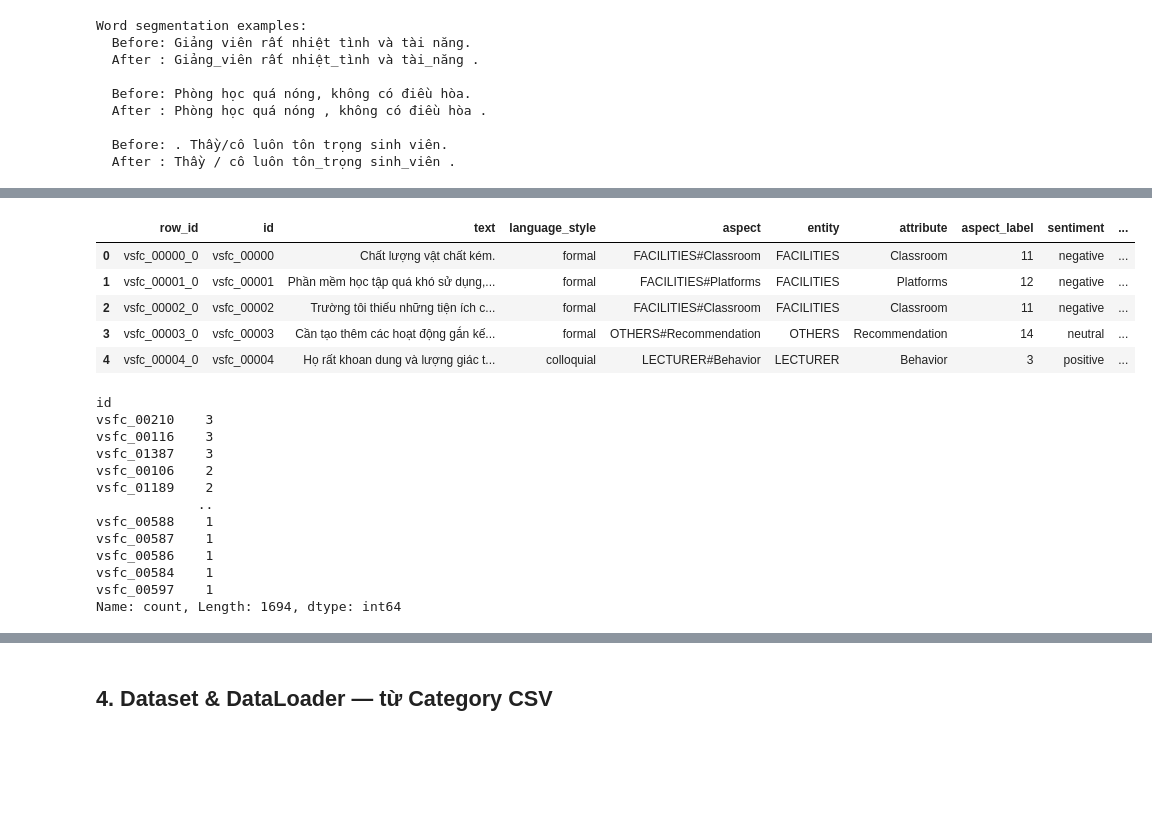
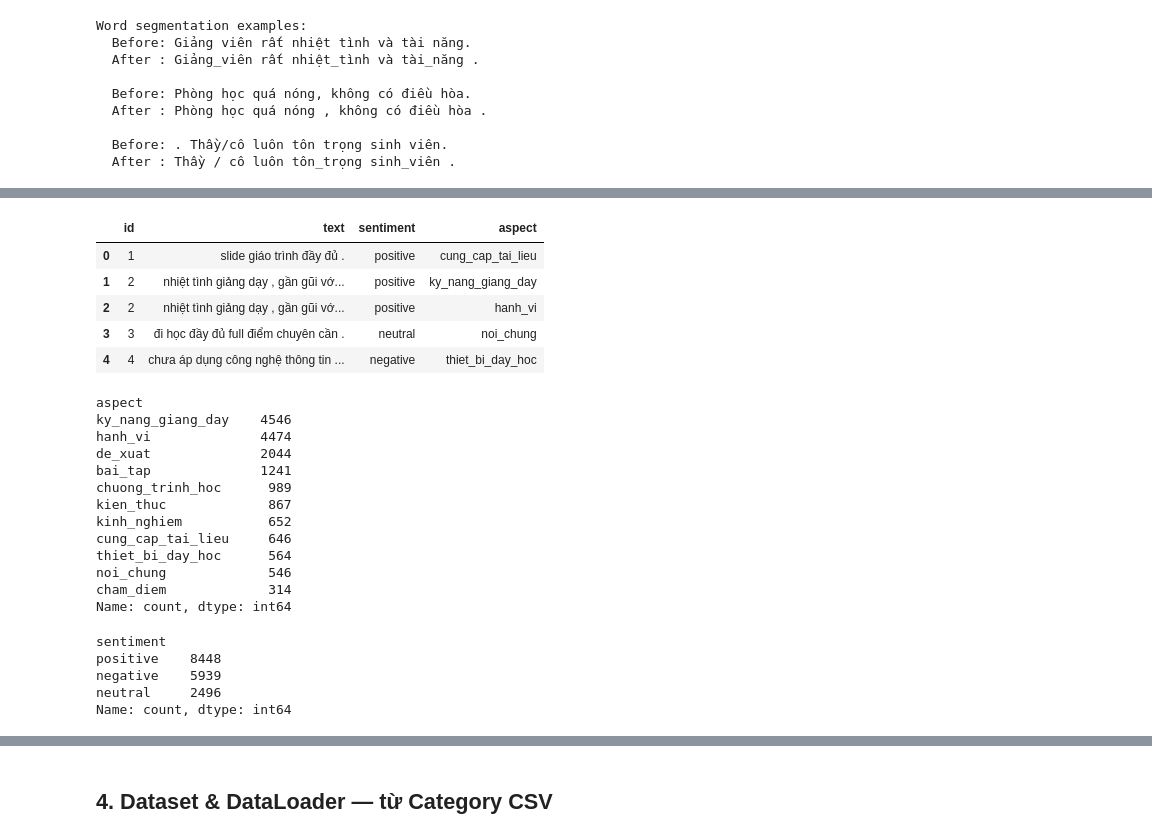
Before and after one commit to conanWinner/VKU_LAB_SENTIMENT, a Jupyter notebook: Final/phobert_multitask.ipynb, the cells around one changed output, grey strips where cells are left out. Saved outputs shown, nothing was run; the diff lists cells and outputs as text; code cells hidden in the pictures; blank space fills up the shorter version.

```diff
--- a/Final/phobert_multitask.ipynb
+++ b/Final/phobert_multitask.ipynb
@@ -174,0 +180,9 @@ None
+# %%
+df_train1 = pd.read_csv(train1)
+df_train2 = pd.read_csv(train2)
+df_train3 = pd.read_csv(train3)
+df_train4 = pd.read_csv(train4)
+df_train5 = pd.read_csv(train5)
+df_train6 = pd.read_csv(train6)
+
+print(df_train1.info())
@@ -175,28 +202,38 @@ None
+# %%
+df = pd.concat([df_train1, df_train2, df_train3, df_train4, df_train5, df_train6], ignore_index=True)
 # %%
-df.head()
+df.head(5)
 # %% [output]
-|  | row_id | id | text | language_style | aspect | entity | attribute | aspect_label | sentiment | ... |
-| 0 | vsfc_00000_0 | vsfc_00000 | Chất lượng vật chất kém. | formal | FACILITIES#Classroom | FACILITIES | Classroom | 11 | negative | ... |
-| 1 | vsfc_00001_0 | vsfc_00001 | Phần mềm học tập quá khó sử dụng,... | formal | FACILITIES#Platforms | FACILITIES | Platforms | 12 | negative | ... |
-| 2 | vsfc_00002_0 | vsfc_00002 | Trường tôi thiếu những tiện ích c... | formal | FACILITIES#Classroom | FACILITIES | Classroom | 11 | negative | ... |
-| 3 | vsfc_00003_0 | vsfc_00003 | Cần tạo thêm các hoạt động gắn kế... | formal | OTHERS#Recommendation | OTHERS | Recommendation | 14 | neutral | ... |
-| 4 | vsfc_00004_0 | vsfc_00004 | Họ rất khoan dung và lượng giác t... | colloquial | LECTURER#Behavior | LECTURER | Behavior | 3 | positive | ... |
+|  | id | text | sentiment | aspect |
+| 0 | 1 | slide giáo trình đầy đủ . | positive | cung_cap_tai_lieu |
+| 1 | 2 | nhiệt tình giảng dạy , gần gũi vớ... | positive | ky_nang_giang_day |
+| 2 | 2 | nhiệt tình giảng dạy , gần gũi vớ... | positive | hanh_vi |
+| 3 | 3 | đi học đầy đủ full điểm chuyên cần . | neutral | noi_chung |
+| 4 | 4 | chưa áp dụng công nghệ thông tin ... | negative | thiet_bi_day_hoc |
 # %%
-print(df.value_counts("id"))
+print(df.value_counts("aspect"))
 # %% [output]
-id
-vsfc_00210    3
-vsfc_00116    3
-vsfc_01387    3
-vsfc_00106    2
-vsfc_01189    2
-             ..
-vsfc_00588    1
-vsfc_00587    1
-vsfc_00586    1
-vsfc_00584    1
-vsfc_00597    1
-Name: count, Length: 1694, dtype: int64
+aspect
+ky_nang_giang_day    4546
+hanh_vi              4474
+de_xuat              2044
+bai_tap              1241
+chuong_trinh_hoc      989
+kien_thuc             867
+kinh_nghiem           652
+cung_cap_tai_lieu     646
+thiet_bi_day_hoc      564
+noi_chung             546
+cham_diem             314
+Name: count, dtype: int64
+# %%
+print(df.value_counts("sentiment"))
+# %% [output]
+sentiment
+positive    8448
+negative    5939
+neutral     2496
+Name: count, dtype: int64
 # %%
 min_len = df['text'].str.len().min()
 max_len = df['text'].str.len().max()
```
Also changed, not shown: parts of 17 cells of this notebook.
